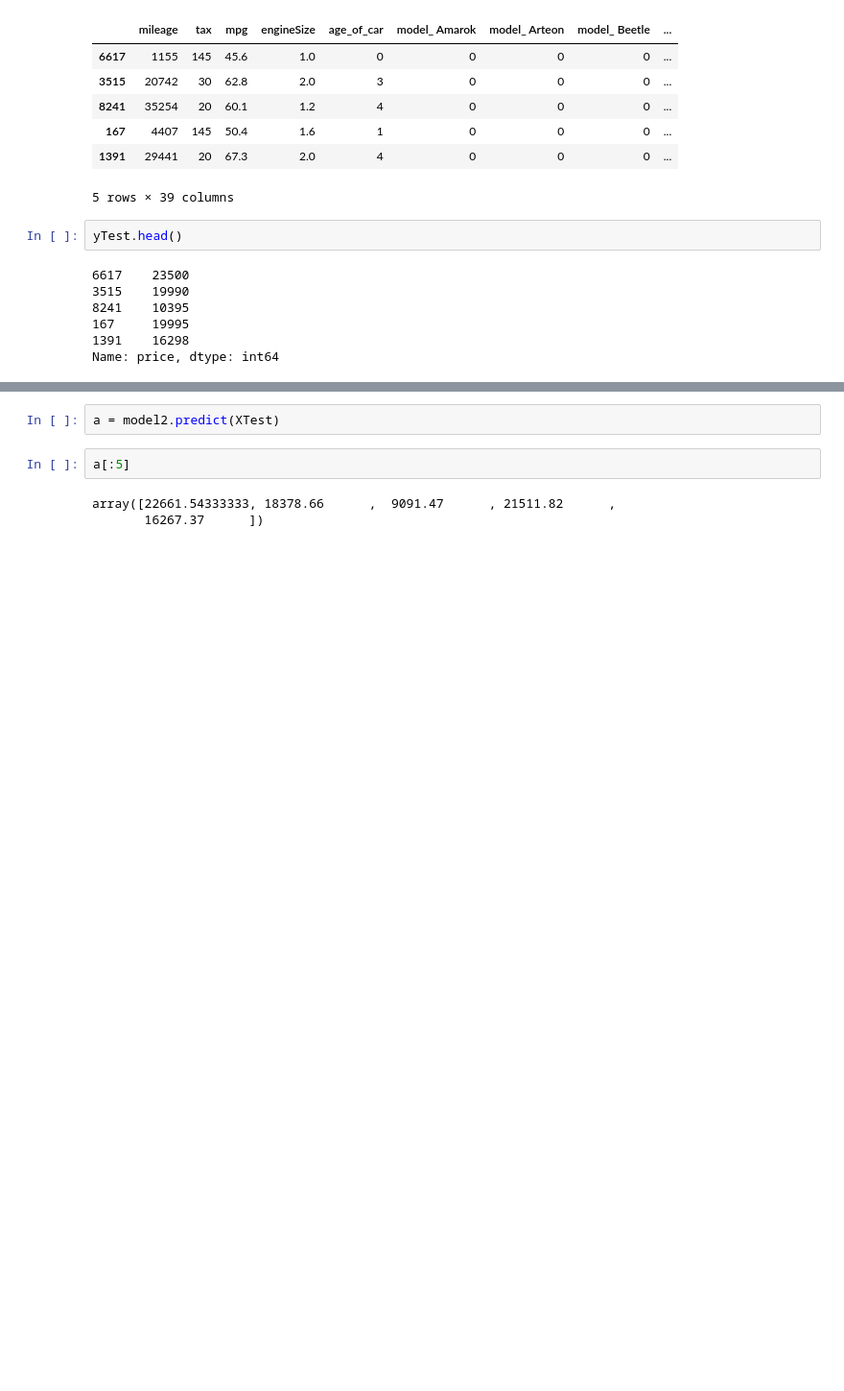
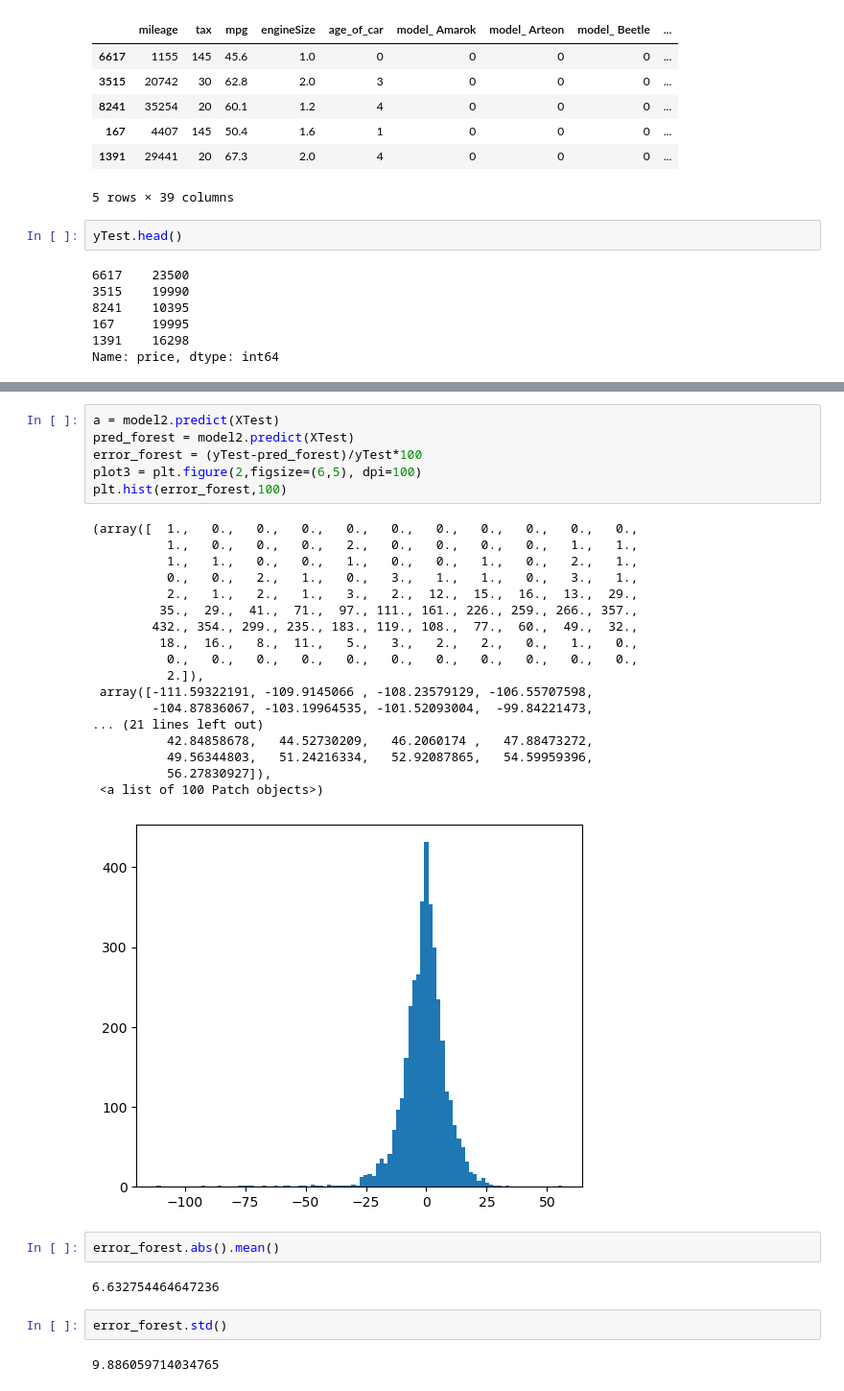
Before and after one commit to Alejandro-Morales/Machine-Learning, a Jupyter notebook: Car_Price_Prediction [Kaggle].ipynb, the cells around one changed output, grey strips where cells are left out. Shown: that part at 96% size. Cells and saved outputs as stored; diff of their text form; blank space fills up the shorter version.

```diff
--- a/Car_Price_Prediction [Kaggle].ipynb
+++ b/Car_Price_Prediction [Kaggle].ipynb
@@ -186,7 +208,33 @@ model2.score(XTest,yTest)
-# %%
-a = model2.predict(XTest)
-# %%
-a[:5]
-# %% [output]
-array([22661.54333333, 18378.66      ,  9091.47      , 21511.82      ,
-       16267.37      ])
+# %%
+a = model2.predict(XTest)
+pred_forest = model2.predict(XTest)
+error_forest = (yTest-pred_forest)/yTest*100
+plot3 = plt.figure(2,figsize=(6,5), dpi=100)
+plt.hist(error_forest,100)
+# %% [output]
+(array([  1.,   0.,   0.,   0.,   0.,   0.,   0.,   0.,   0.,   0.,   0.,
+          1.,   0.,   0.,   0.,   2.,   0.,   0.,   0.,   0.,   1.,   1.,
+          1.,   1.,   0.,   0.,   1.,   0.,   0.,   1.,   0.,   2.,   1.,
+          0.,   0.,   2.,   1.,   0.,   3.,   1.,   1.,   0.,   3.,   1.,
+          2.,   1.,   2.,   1.,   3.,   2.,  12.,  15.,  16.,  13.,  29.,
+         35.,  29.,  41.,  71.,  97., 111., 161., 226., 259., 266., 357.,
+        432., 354., 299., 235., 183., 119., 108.,  77.,  60.,  49.,  32.,
+         18.,  16.,   8.,  11.,   5.,   3.,   2.,   2.,   0.,   1.,   0.,
+          0.,   0.,   0.,   0.,   0.,   0.,   0.,   0.,   0.,   0.,   0.,
+          2.]),
+ array([-111.59322191, -109.9145066 , -108.23579129, -106.55707598,
+        -104.87836067, -103.19964535, -101.52093004,  -99.84221473,
+... (21 lines left out)
+          42.84858678,   44.52730209,   46.2060174 ,   47.88473272,
+          49.56344803,   51.24216334,   52.92087865,   54.59959396,
+          56.27830927]),
+ <a list of 100 Patch objects>)
+[figure, added]
+# %%
+error_forest.abs().mean()
+# %% [output]
+6.632754464647236
+# %%
+error_forest.std()
+# %% [output]
+9.886059714034765
```
Also changed, not shown: parts of 7 cells of this notebook.
